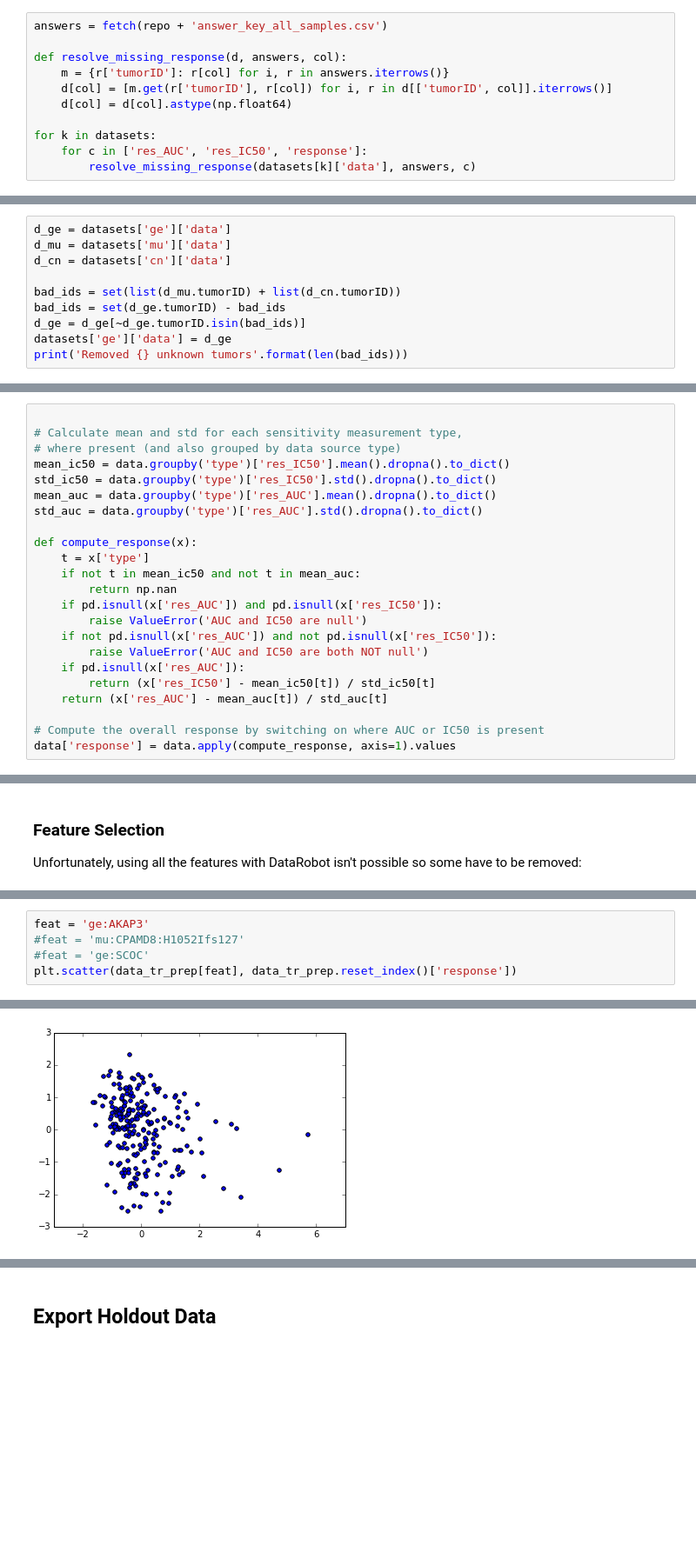
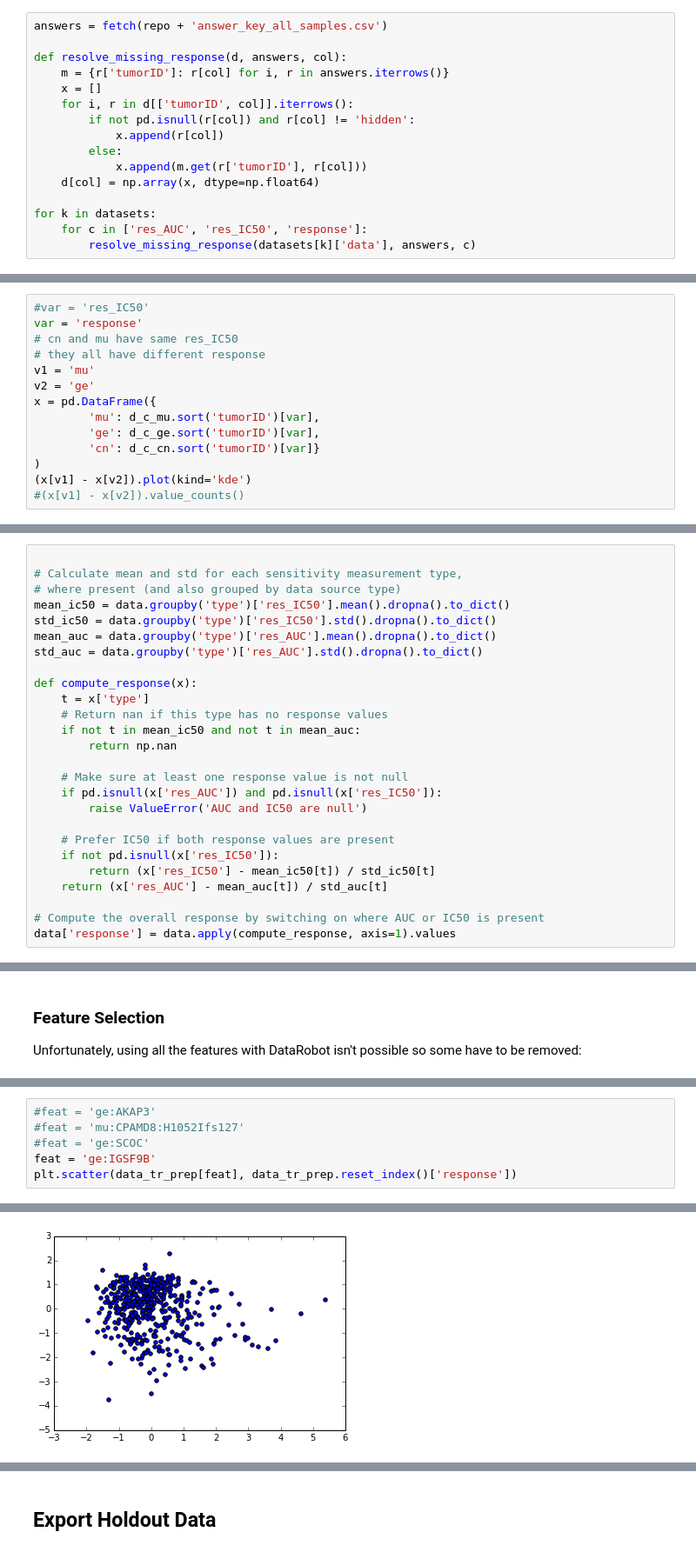
Before and after one commit to eric-czech/portfolio, a Jupyter notebook: demonstrative/python/notebooks/meetups/genomics_analytics.ipynb, the cells around one changed output, grey strips where cells are left out. Shown at 87% size. Cells and saved outputs as stored; diff of their text form; blank space fills up the shorter version.

```diff
--- a/demonstrative/python/notebooks/meetups/genomics_analytics.ipynb
+++ b/demonstrative/python/notebooks/meetups/genomics_analytics.ipynb
@@ -158,8 +180,13 @@ answers = fetch(repo + 'answer_key_all_samples.csv')
 
 def resolve_missing_response(d, answers, col):
     m = {r['tumorID']: r[col] for i, r in answers.iterrows()}
-    d[col] = [m.get(r['tumorID'], r[col]) for i, r in d[['tumorID', col]].iterrows()]
-    d[col] = d[col].astype(np.float64)
+    x = []
+    for i, r in d[['tumorID', col]].iterrows():
+        if not pd.isnull(r[col]) and r[col] != 'hidden':
+            x.append(r[col])
+        else:
+            x.append(m.get(r['tumorID'], r[col]))
+    d[col] = np.array(x, dtype=np.float64)
 
 for k in datasets:
     for c in ['res_AUC', 'res_IC50', 'response']:
@@ -193,10 +220,0 @@ Gene expression dataset contains tumors not in the other sets for some reason so
-# %%
-d_ge = datasets['ge']['data']
-d_mu = datasets['mu']['data']
-d_cn = datasets['cn']['data']
-
-bad_ids = set(list(d_mu.tumorID) + list(d_cn.tumorID))
-bad_ids = set(d_ge.tumorID) - bad_ids
-d_ge = d_ge[~d_ge.tumorID.isin(bad_ids)]
-datasets['ge']['data'] = d_ge
-print('Removed {} unknown tumors'.format(len(bad_ids)))
@@ -262,0 +282,14 @@ d1['response'].iloc[0], d2['response'].iloc[0]
+# %%
+#var = 'res_IC50'
+var = 'response'
+# cn and mu have same res_IC50
+# they all have different response
+v1 = 'mu'
+v2 = 'ge'
+x = pd.DataFrame({
+        'mu': d_c_mu.sort('tumorID')[var],
+        'ge': d_c_ge.sort('tumorID')[var],
+        'cn': d_c_cn.sort('tumorID')[var]}
+)
+(x[v1] - x[v2]).plot(kind='kde')
+#(x[v1] - x[v2]).value_counts()
@@ -376,13 +421,16 @@ std_auc = data.groupby('type')['res_AUC'].std().dropna().to_dict()
 
 def compute_response(x):
     t = x['type']
+    # Return nan if this type has no response values
     if not t in mean_ic50 and not t in mean_auc:
         return np.nan
+
+    # Make sure at least one response value is not null
     if pd.isnull(x['res_AUC']) and pd.isnull(x['res_IC50']):
         raise ValueError('AUC and IC50 are null')
-    if not pd.isnull(x['res_AUC']) and not pd.isnull(x['res_IC50']):
-        raise ValueError('AUC and IC50 are both NOT null')
-    if pd.isnull(x['res_AUC']):
+
+    # Prefer IC50 if both response values are present
+    if not pd.isnull(x['res_IC50']):
         return (x['res_IC50'] - mean_ic50[t]) / std_ic50[t]
     return (x['res_AUC'] - mean_auc[t]) / std_auc[t]
 
@@ -616,11 +663,12 @@ data_export_small.to_csv('/Users/eczech/data/meetups/genomics/data_subset_v2.csv
 # %%
-feat = 'ge:AKAP3'
+#feat = 'ge:AKAP3'
 #feat = 'mu:CPAMD8:H1052Ifs127'
 #feat = 'ge:SCOC'
+feat = 'ge:IGSF9B'
 plt.scatter(data_tr_prep[feat], data_tr_prep.reset_index()['response'])
 # %% [output]
 <matplotlib.collections.PathCollection at 0x...>
-[figure, old version]
+[figure, new version]
 # %%
 data_ho_prep.head()
 # %% [output]
```
Also changed, not shown: parts of 38 cells of this notebook, 2 other files.
